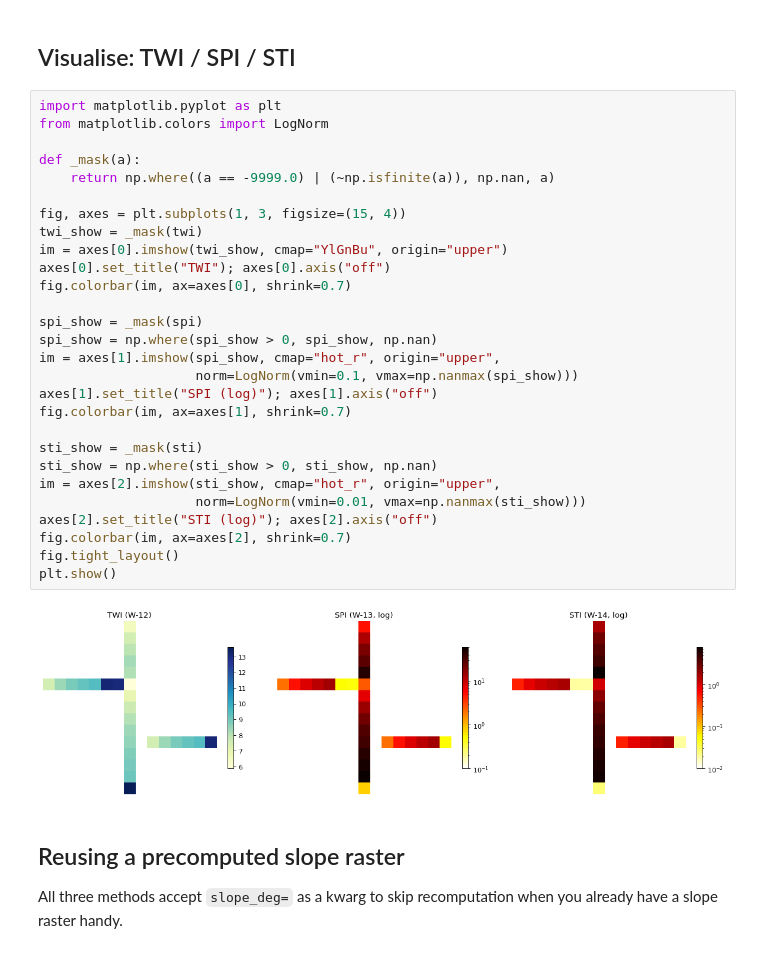
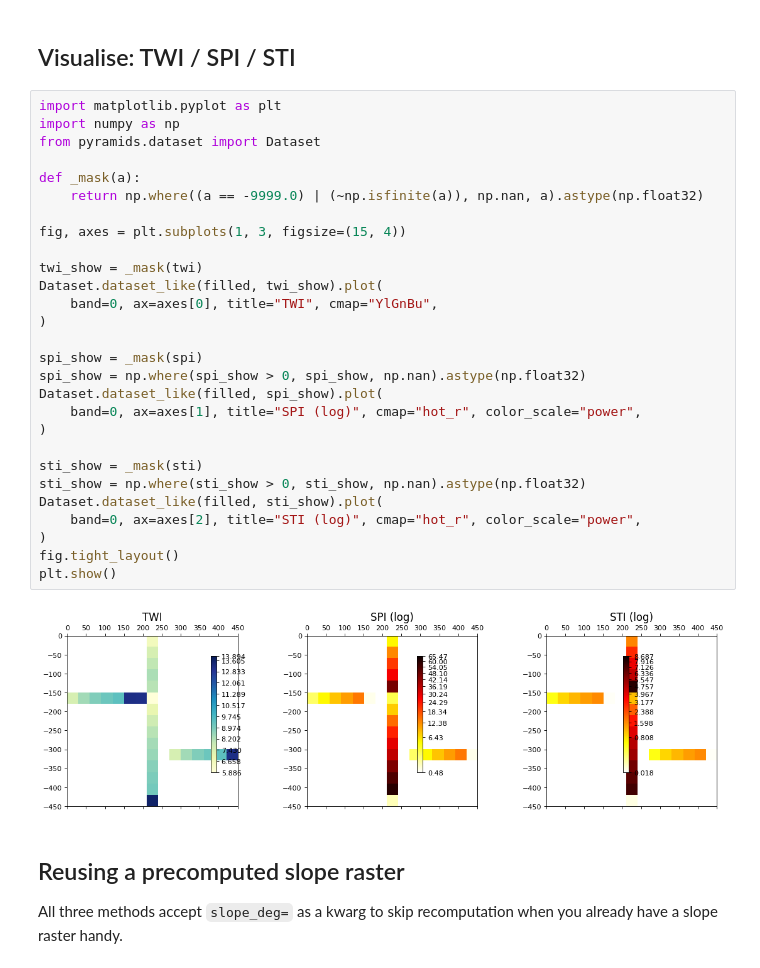
Before and after one commit to serapeum-org/digital-rivers, a Jupyter notebook: develop/examples/04_hydrologic_indices/04_hydrologic_indices.ipynb, the cells around one changed output. Drawn from its saved outputs; the diff is of its cells as text.

```diff
--- a/develop/examples/04_hydrologic_indices/04_hydrologic_indices.ipynb
+++ b/develop/examples/04_hydrologic_indices/04_hydrologic_indices.ipynb
@@ -109,34 +111,34 @@ Mean STI:      0.323
 ## Visualise: TWI / SPI / STI
 # %%
 import matplotlib.pyplot as plt
-from matplotlib.colors import LogNorm
+import numpy as np
+from pyramids.dataset import Dataset
 
 def _mask(a):
-    return np.where((a == -9999.0) | (~np.isfinite(a)), np.nan, a)
+    return np.where((a == -9999.0) | (~np.isfinite(a)), np.nan, a).astype(np.float32)
 
 fig, axes = plt.subplots(1, 3, figsize=(15, 4))
+
 twi_show = _mask(twi)
-im = axes[0].imshow(twi_show, cmap="YlGnBu", origin="upper")
-axes[0].set_title("TWI"); axes[0].axis("off")
-fig.colorbar(im, ax=axes[0], shrink=0.7)
+Dataset.dataset_like(filled, twi_show).plot(
+    band=0, ax=axes[0], title="TWI", cmap="YlGnBu",
+)
 
 spi_show = _mask(spi)
-spi_show = np.where(spi_show > 0, spi_show, np.nan)
-im = axes[1].imshow(spi_show, cmap="hot_r", origin="upper",
-                    norm=LogNorm(vmin=0.1, vmax=np.nanmax(spi_show)))
-axes[1].set_title("SPI (log)"); axes[1].axis("off")
-fig.colorbar(im, ax=axes[1], shrink=0.7)
+spi_show = np.where(spi_show > 0, spi_show, np.nan).astype(np.float32)
+Dataset.dataset_like(filled, spi_show).plot(
+    band=0, ax=axes[1], title="SPI (log)", cmap="hot_r", color_scale="power",
+)
 
 sti_show = _mask(sti)
-sti_show = np.where(sti_show > 0, sti_show, np.nan)
-im = axes[2].imshow(sti_show, cmap="hot_r", origin="upper",
-                    norm=LogNorm(vmin=0.01, vmax=np.nanmax(sti_show)))
-axes[2].set_title("STI (log)"); axes[2].axis("off")
-fig.colorbar(im, ax=axes[2], shrink=0.7)
+sti_show = np.where(sti_show > 0, sti_show, np.nan).astype(np.float32)
+Dataset.dataset_like(filled, sti_show).plot(
+    band=0, ax=axes[2], title="STI (log)", cmap="hot_r", color_scale="power",
+)
 fig.tight_layout()
 plt.show()
 # %% [output]
-[figure, old version]
+[figure, new version]
 # %% [markdown]
 ## Reusing a precomputed slope raster
 
```
Also changed, not shown: parts of 2 cells of this notebook, 43 other files.
